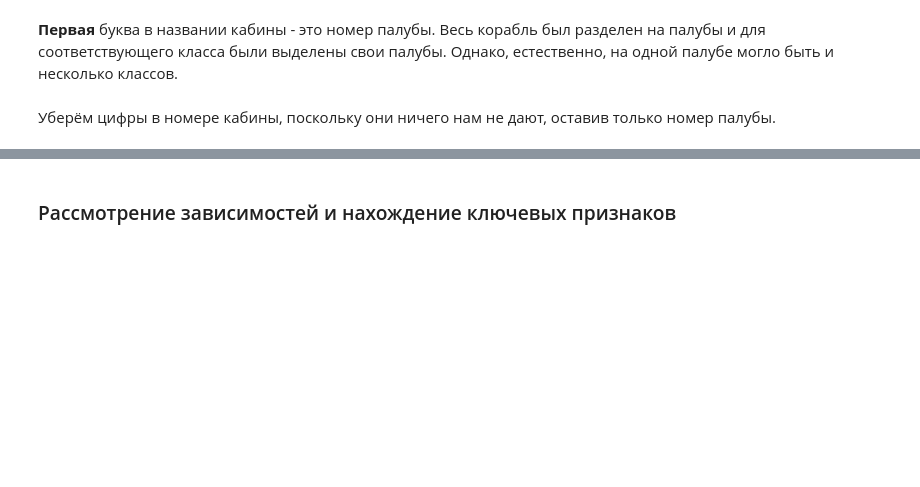
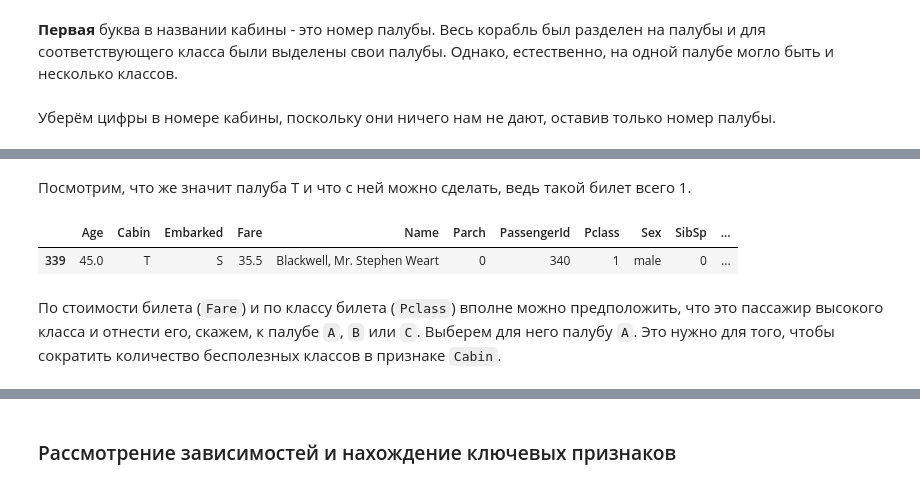
Before and after one commit to Lpshkn/Tutors, a Jupyter notebook: Practice/Titanic/Solution.ipynb, the cells around one changed output, grey strips where cells are left out. Cells and saved outputs as stored; diff of their text form; code cells hidden in the pictures; blank space fills up the shorter version.

```diff
--- a/Practice/Titanic/Solution.ipynb
+++ b/Practice/Titanic/Solution.ipynb
@@ -186,0 +258,10 @@ df_all['Cabin'] = df_all[df_all['Cabin'].notnull()]['Cabin'].apply(lambda x: x[:
+# %% [markdown]
+Посмотрим, что же значит палуба T и что с ней можно сделать, ведь такой билет всего 1.
+# %%
+df_all[df_all['Cabin'] == 'T']
+# %% [output]
+|  | Age | Cabin | Embarked | Fare | Name | Parch | PassengerId | Pclass | Sex | SibSp | ... |
+| 339 | 45.0 | T | S | 35.5 | Blackwell, Mr. Stephen Weart | 0 | 340 | 1 | male | 0 | ... |
+# %% [markdown]
+По стоимости билета (`Fare`) и по классу билета (`Pclass`) вполне можно предположить, что это пассажир высокого класса и отнести его, скажем, к палубе `A`, `B` или `C`. Выберем для него палубу `A`.
+Это нужно для того, чтобы сократить количество бесполезных классов в признаке `Cabin`.
```
Also changed, not shown: parts of 17 cells of this notebook.
